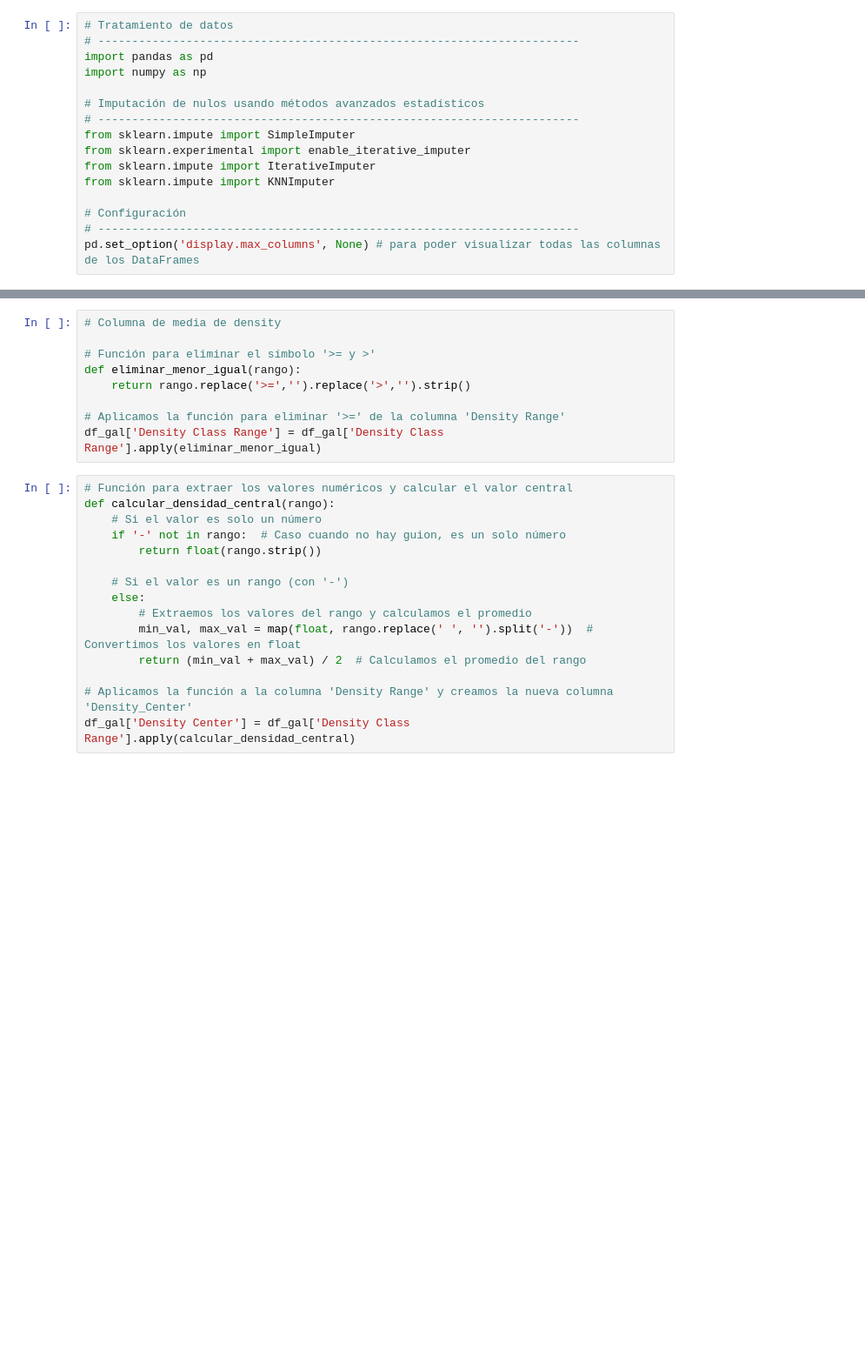
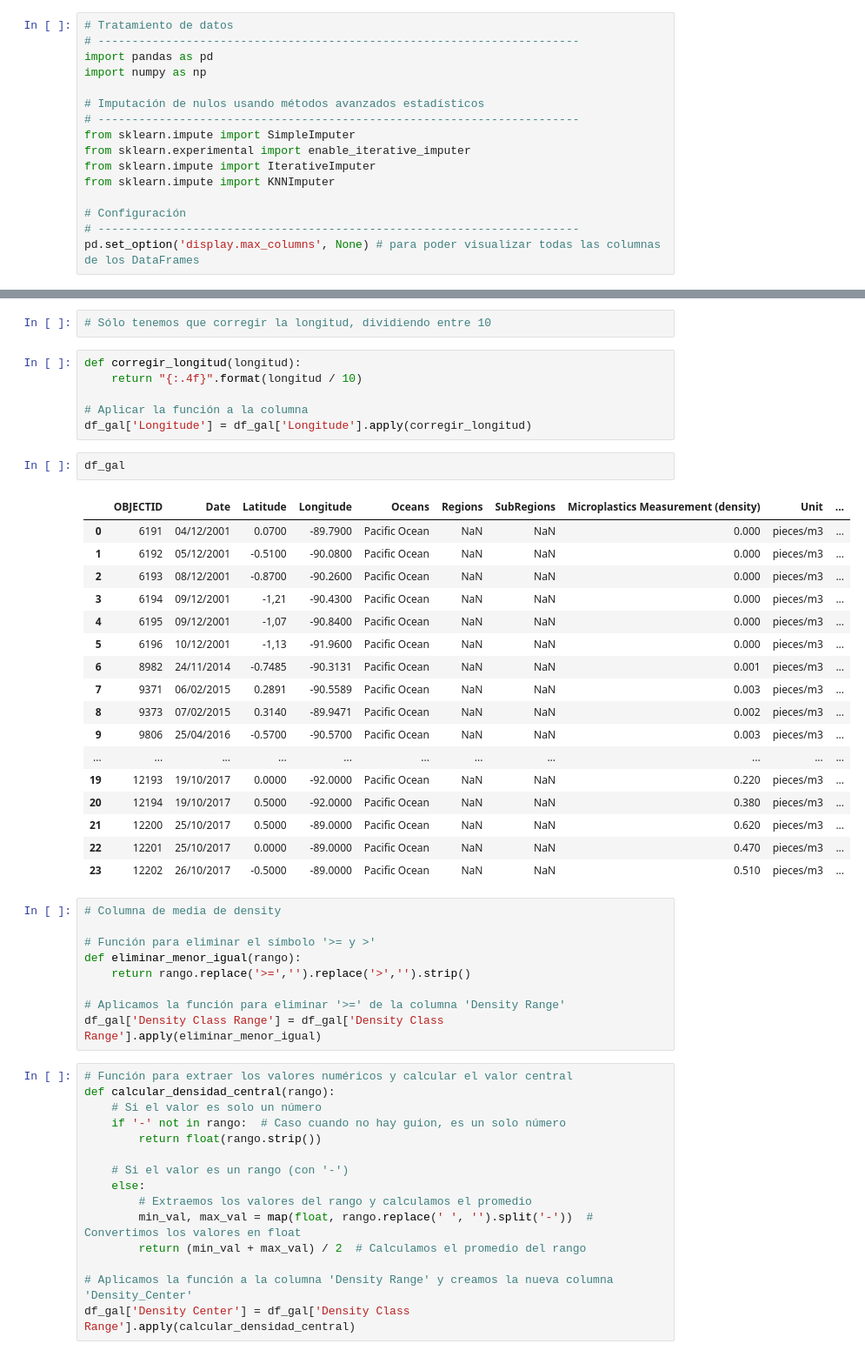
Before and after one commit to Beatriz-mij/Proyecto-PowerBI-MOD4, a Jupyter notebook: 04_EDA_Galapagos.ipynb, the cells around one changed output, grey strips where cells are left out. Shown at 87% size. Saved outputs shown, nothing was run; the diff lists cells and outputs as text; blank space fills up the shorter version.

```diff
--- a/04_EDA_Galapagos.ipynb
+++ b/04_EDA_Galapagos.ipynb
@@ -88,6 +88,34 @@ Microplastics Measurement (density)    0.0
     No hay duplicados
 
     ============================================================
+# %%
+# Sólo tenemos que corregir la longitud, dividiendo entre 10
+# %%
+def corregir_longitud(longitud):
+    return "{:.4f}".format(longitud / 10)
+
+# Aplicar la función a la columna
+df_gal['Longitude'] = df_gal['Longitude'].apply(corregir_longitud)
+# %%
+df_gal
+# %% [output]
+|  | OBJECTID | Date | Latitude | Longitude | Oceans | Regions | SubRegions | Microplastics Measurement (density) | Unit | ... |
+| 0 | 6191 | 04/12/2001 | 0.0700 | -89.7900 | Pacific Ocean | NaN | NaN | 0.000 | pieces/m3 | ... |
+| 1 | 6192 | 05/12/2001 | -0.5100 | -90.0800 | Pacific Ocean | NaN | NaN | 0.000 | pieces/m3 | ... |
+| 2 | 6193 | 08/12/2001 | -0.8700 | -90.2600 | Pacific Ocean | NaN | NaN | 0.000 | pieces/m3 | ... |
+| 3 | 6194 | 09/12/2001 | -1,21 | -90.4300 | Pacific Ocean | NaN | NaN | 0.000 | pieces/m3 | ... |
+| 4 | 6195 | 09/12/2001 | -1,07 | -90.8400 | Pacific Ocean | NaN | NaN | 0.000 | pieces/m3 | ... |
+| 5 | 6196 | 10/12/2001 | -1,13 | -91.9600 | Pacific Ocean | NaN | NaN | 0.000 | pieces/m3 | ... |
+| 6 | 8982 | 24/11/2014 | -0.7485 | -90.3131 | Pacific Ocean | NaN | NaN | 0.001 | pieces/m3 | ... |
+| 7 | 9371 | 06/02/2015 | 0.2891 | -90.5589 | Pacific Ocean | NaN | NaN | 0.003 | pieces/m3 | ... |
+| 8 | 9373 | 07/02/2015 | 0.3140 | -89.9471 | Pacific Ocean | NaN | NaN | 0.002 | pieces/m3 | ... |
+| 9 | 9806 | 25/04/2016 | -0.5700 | -90.5700 | Pacific Ocean | NaN | NaN | 0.003 | pieces/m3 | ... |
+| ... | ... | ... | ... | ... | ... | ... | ... | ... | ... | ... |
+| 19 | 12193 | 19/10/2017 | 0.0000 | -92.0000 | Pacific Ocean | NaN | NaN | 0.220 | pieces/m3 | ... |
+| 20 | 12194 | 19/10/2017 | 0.5000 | -92.0000 | Pacific Ocean | NaN | NaN | 0.380 | pieces/m3 | ... |
+| 21 | 12200 | 25/10/2017 | 0.5000 | -89.0000 | Pacific Ocean | NaN | NaN | 0.620 | pieces/m3 | ... |
+| 22 | 12201 | 25/10/2017 | 0.0000 | -89.0000 | Pacific Ocean | NaN | NaN | 0.470 | pieces/m3 | ... |
+| 23 | 12202 | 26/10/2017 | -0.5000 | -89.0000 | Pacific Ocean | NaN | NaN | 0.510 | pieces/m3 | ... |
 # %%
 # Columna de media de density
 
```
Also changed, not shown: parts of 4 cells of this notebook, 1 other file.
